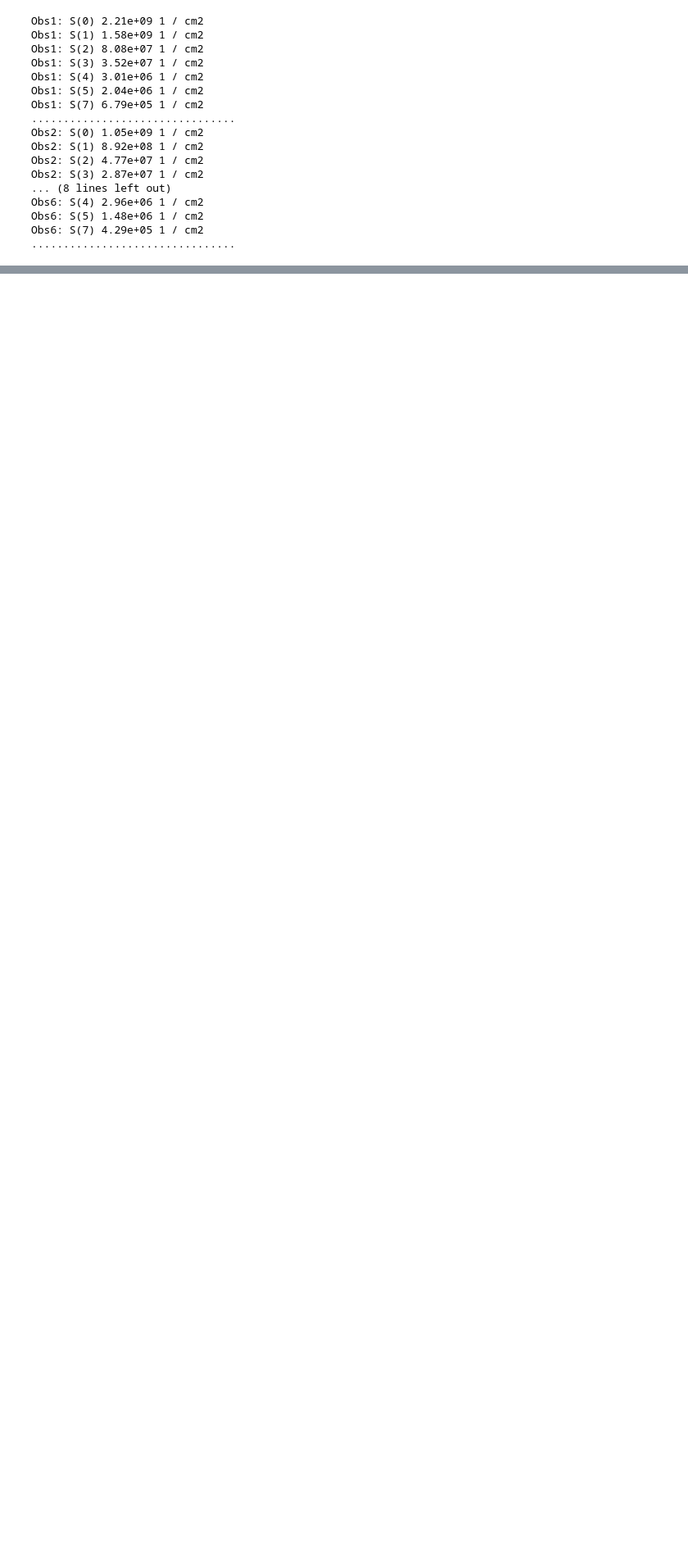
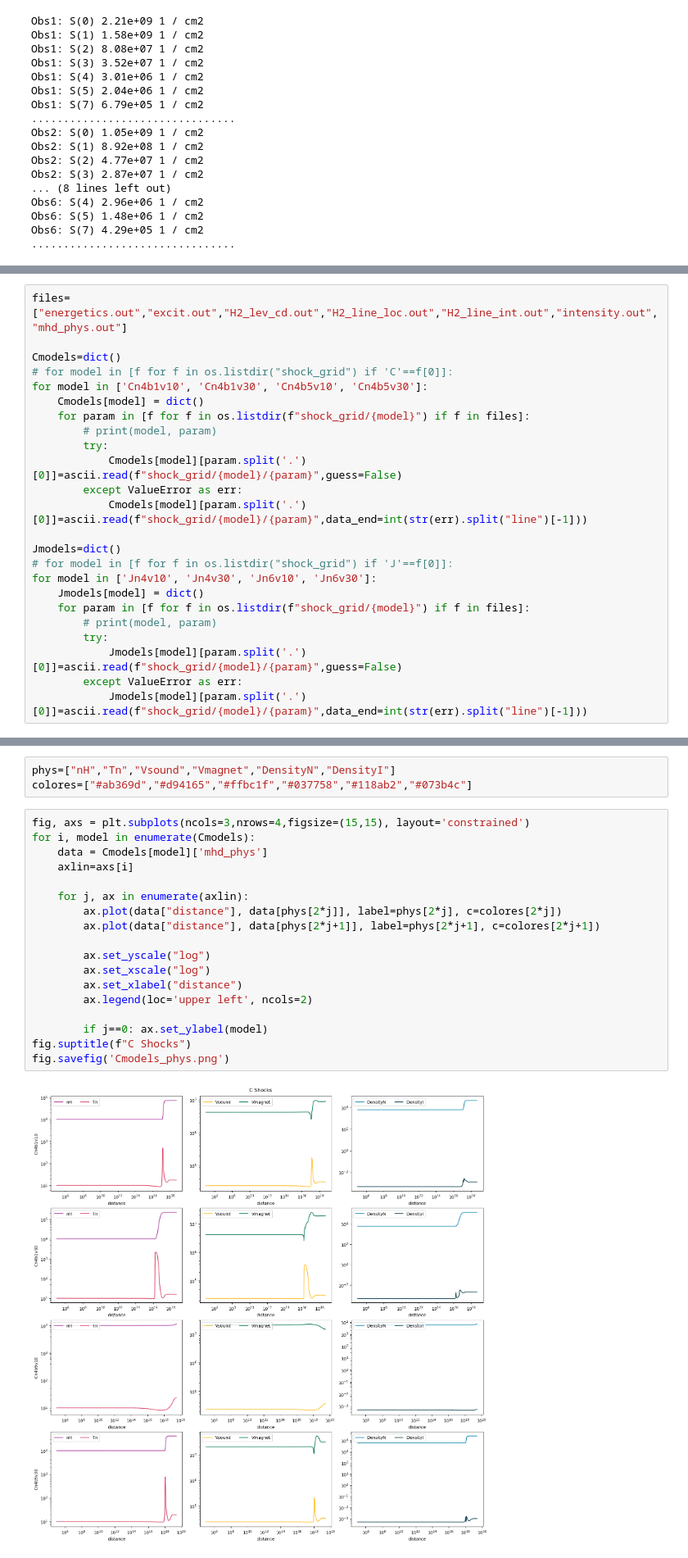
Before and after one commit to georgina-sampson/M04-Shocks, a Jupyter notebook: s06.ipynb, the cells around one changed output, grey strips where cells are left out. Shown at 82% size. Drawn from its saved outputs; the diff is of its cells as text; blank space fills up the shorter version.

```diff
--- a/s06.ipynb
+++ b/s06.ipynb
@@ -460,0 +468,24 @@ Obs6: S(7) 4.29e+05 1 / cm2
+# %%
+files=["energetics.out","excit.out","H2_lev_cd.out","H2_line_loc.out","H2_line_int.out","intensity.out","mhd_phys.out"]
+
+Cmodels=dict()
+# for model in [f for f in os.listdir("shock_grid") if 'C'==f[0]]:
+for model in ['Cn4b1v10', 'Cn4b1v30', 'Cn4b5v10', 'Cn4b5v30']:
+    Cmodels[model] = dict()
+    for param in [f for f in os.listdir(f"shock_grid/{model}") if f in files]:
+        # print(model, param)
+        try:
+            Cmodels[model][param.split('.')[0]]=ascii.read(f"shock_grid/{model}/{param}",guess=False)
+        except ValueError as err:
+            Cmodels[model][param.split('.')[0]]=ascii.read(f"shock_grid/{model}/{param}",data_end=int(str(err).split("line")[-1]))
+
+Jmodels=dict()
+# for model in [f for f in os.listdir("shock_grid") if 'J'==f[0]]:
+for model in ['Jn4v10', 'Jn4v30', 'Jn6v10', 'Jn6v30']:
+    Jmodels[model] = dict()
+    for param in [f for f in os.listdir(f"shock_grid/{model}") if f in files]:
+        # print(model, param)
+        try:
+            Jmodels[model][param.split('.')[0]]=ascii.read(f"shock_grid/{model}/{param}",guess=False)
+        except ValueError as err:
+            Jmodels[model][param.split('.')[0]]=ascii.read(f"shock_grid/{model}/{param}",data_end=int(str(err).split("line")[-1]))
@@ -460,0 +494,23 @@ Obs6: S(7) 4.29e+05 1 / cm2
+# %%
+phys=["nH","Tn","Vsound","Vmagnet","DensityN","DensityI"]
+colores=["#ab369d","#d94165","#ffbc1f","#037758","#118ab2","#073b4c"]
+# %%
+fig, axs = plt.subplots(ncols=3,nrows=4,figsize=(15,15), layout='constrained')
+for i, model in enumerate(Cmodels):
+    data = Cmodels[model]['mhd_phys']
+    axlin=axs[i]
+
+    for j, ax in enumerate(axlin):
+        ax.plot(data["distance"], data[phys[2*j]], label=phys[2*j], c=colores[2*j])
+        ax.plot(data["distance"], data[phys[2*j+1]], label=phys[2*j+1], c=colores[2*j+1])
+
+        ax.set_yscale("log")
+        ax.set_xscale("log")
+        ax.set_xlabel("distance")
+        ax.legend(loc='upper left', ncols=2)
+
+        if j==0: ax.set_ylabel(model)
+fig.suptitle(f"C Shocks")
+fig.savefig('Cmodels_phys.png')
+# %% [output]
+[figure, added]
```
Also changed, not shown: parts of 11 cells of this notebook, 2 other files.
